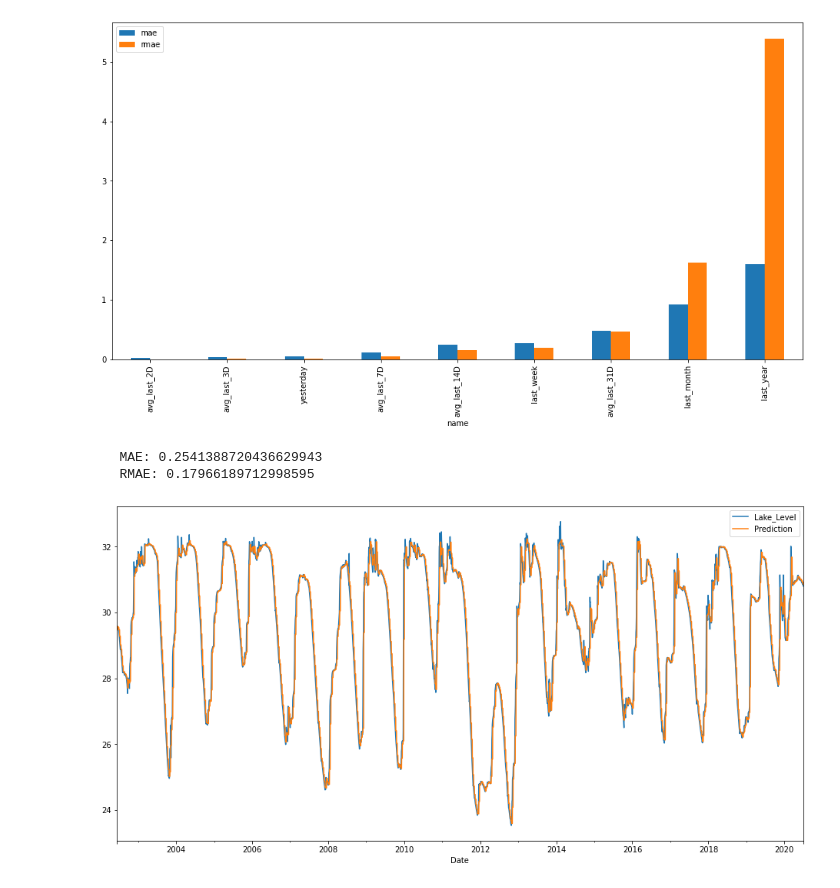
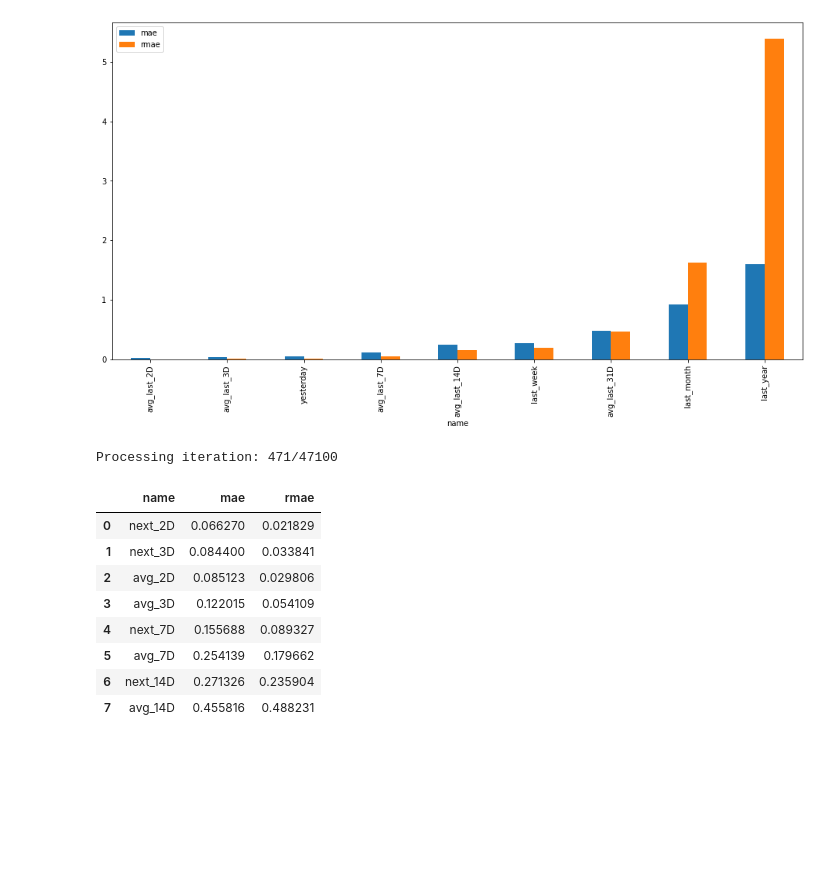
Before and after one commit to KlemenKozelj/master_thesis, a Jupyter notebook: 02_Lake_Bilancino_Benchmark.ipynb, the cells around one changed output. Drawn from its saved outputs; the diff is of its cells as text; code cells hidden in the pictures; blank space fills up the shorter version.

```diff
--- a/02_Lake_Bilancino_Benchmark.ipynb
+++ b/02_Lake_Bilancino_Benchmark.ipynb
@@ -110,6 +110,7 @@ df_r.plot(kind='bar', figsize=(16, 8))
 def rolling_forecast(df, interval, fun, printR=True):
     iterations = range(interval, len(df), interval)
     all_forecasts = pd.DataFrame()
+    all_forecasts.name = 'TEST'
 
     for index, split in enumerate(iterations):
         print('Processing iteration: {}/{}'.format(index + 1, len(iterations)), end='\r')
@@ -124,18 +125,46 @@ def rolling_forecast(df, interval, fun, printR=True):
         })
         all_forecasts = all_forecasts.append(predictions)
 
+    evaluate = evaluate_ae(all_forecasts, 'Prediction', printR)
     if printR:
-        evaluate_ae(all_forecasts, 'Prediction', True)
         all_forecasts.plot(figsize=(16, 8))
 
-    return all_forecasts
+    return (all_forecasts, evaluate)
 # %%
-def testF(learn, interval):
-    v = learn['Lake_Level'].tail(7).mean()
+def avg_next_D(learn, interval):
+    v = learn['Lake_Level'].tail(interval).mean()
     return [v] * interval
 
-rolling_forecast(df, 7, testF);
+def next_D(learn, interval):
+    v = learn['Lake_Level'].tail(1)[0]
+    return [v] * interval
+
+scenarios = [
+    ('avg_2D', rolling_forecast(df,  2, avg_next_D, False)),
+    ('avg_3D', rolling_forecast(df,  3, avg_next_D, False)),
+    ('avg_7D', rolling_forecast(df,  7, avg_next_D, False)),
+    ('avg_14D', rolling_forecast(df, 14, avg_next_D, False)),
+    ('next_2D', rolling_forecast(df,  2, next_D, False)),
+    ('next_3D', rolling_forecast(df,  3, next_D, False)),
+    ('next_7D', rolling_forecast(df,  7, next_D, False)),
+    ('next_14D', rolling_forecast(df, 14, next_D, False)),
+]
+
+scenarios = sorted(scenarios, key=lambda l: l[1][1])
+
+df_r2 = [[s[0], s[1][1][1], s[1][1][2]] for s in scenarios]
+df_r2 = pd.DataFrame(df_r2, columns=['name', 'mae', 'rmae'])
+df_r2 = df_r2.set_index('name')
+
+df_r2
 # %% [output]
-   MAE: 0.2541388720436629943
-   RMAE: 0.17966189712998595
+Processing iteration: 471/47100
-[figure, removed]
+|  | name | mae | rmae |
+| 0 | next_2D | 0.066270 | 0.021829 |
+| 1 | next_3D | 0.084400 | 0.033841 |
+| 2 | avg_2D | 0.085123 | 0.029806 |
+| 3 | avg_3D | 0.122015 | 0.054109 |
+| 4 | next_7D | 0.155688 | 0.089327 |
+| 5 | avg_7D | 0.254139 | 0.179662 |
+| 6 | next_14D | 0.271326 | 0.235904 |
+| 7 | avg_14D | 0.455816 | 0.488231 |
```
